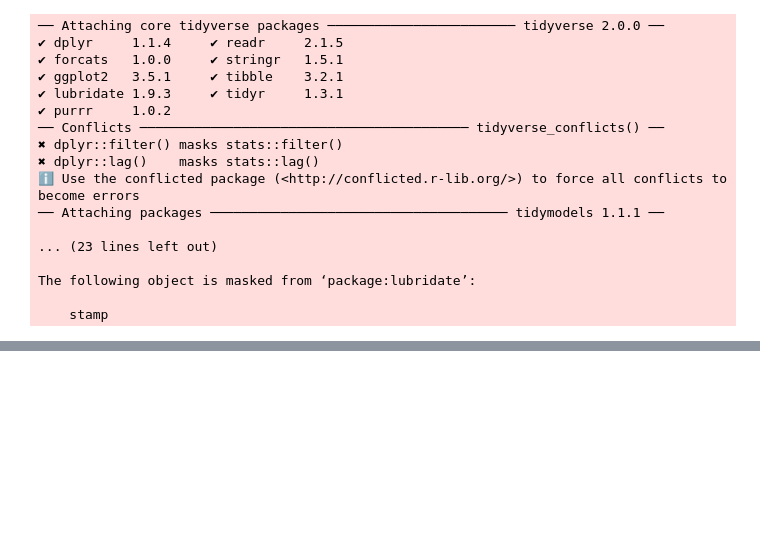
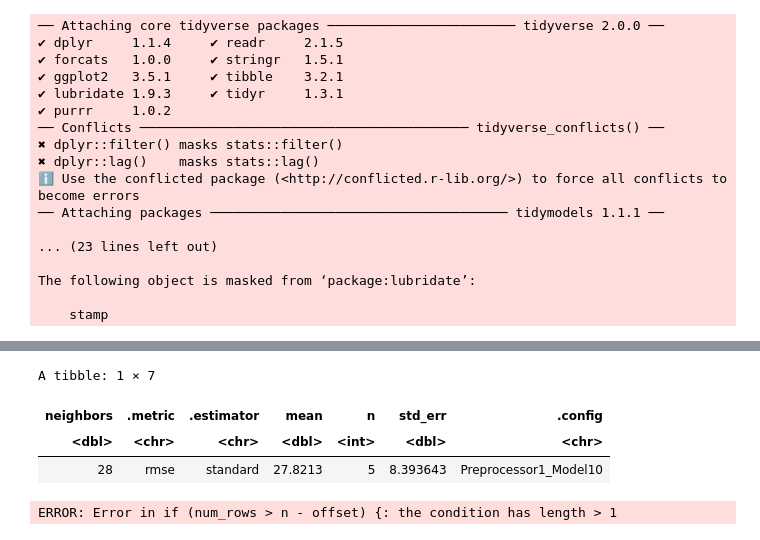
Before and after one commit to Michaele0128/Final_Project, a Jupyter notebook: Final Project.ipynb, the cells around one changed output, grey strips where cells are left out. Cells and saved outputs as stored; diff of their text form; code cells hidden in the pictures; blank space fills up the shorter version.

```diff
--- a/Final Project.ipynb
+++ b/Final Project.ipynb
@@ -168,7 +145,50 @@ step_center(all_predictors())
 # %%
 set.seed(2499) # DO NOT CHANGE
+players_spec <- nearest_neighbor(weight_func = "rectangular", neighbors = tune()) |>
+       set_engine("kknn") |>
+       set_mode("regression")
+players_recipe <- recipe(played_hours ~ age + gender + experience + average_session_time, data = players_training) |>
+step_scale(all_predictors()) |>
+step_center(all_predictors())
+
 players_vfold <- vfold_cv(players_training, v = 5, strata = played_hours)
+gridvals <- tibble(neighbors = seq(1,60, by = 3))
+
 players_workflow <- workflow() |>
 add_recipe(players_recipe) |>
 add_model(players_spec)
+
+players_results <- players_workflow |>
+tune_grid(resamples = players_vfold, grid = gridvals) |>
+collect_metrics()
+
+players_min <- players_results |>
+filter(.metric == "rmse") |>
+slice_min(mean)
+players_min
+
+players_best_spec <- nearest_neighbor(weight_func = "rectangular", neighbors = players_min) |>
+       set_engine("kknn") |>
+       set_mode("regression")
+
+players_best_fit <- workflow() |>
+                    add_recipe(players_recipe) |>
+                    add_model(players_best_spec) |>
+                    fit(data = players_training)
+players_summary <- players_best_fit |>
+                    predict(players_testing) |>
+                    bind_cols(players_testing) |>
+                    metrics(truth = played_hours, estimate = .pred)
+players_summary
+# players_summary <- players_workflow |>
+                   # predict(players_testing) |>
+                   # bind_cols(players_testing) |>
+                   # metrics(truth = played_hours, estimate = .pred)
+# players_summary
+# %% [output]
+A tibble: 1 × 7
+| neighbors | .metric | .estimator | mean | n | std_err | .config |
+| <dbl> | <chr> | <chr> | <dbl> | <int> | <dbl> | <chr> |
+| 28 | rmse | standard | 27.8213 | 5 | 8.393643 | Preprocessor1_Model10 |
+ERROR: Error in if (num_rows > n - offset) {: the condition has length > 1
 # %%
```
Also changed, not shown: parts of 3 cells of this notebook.
